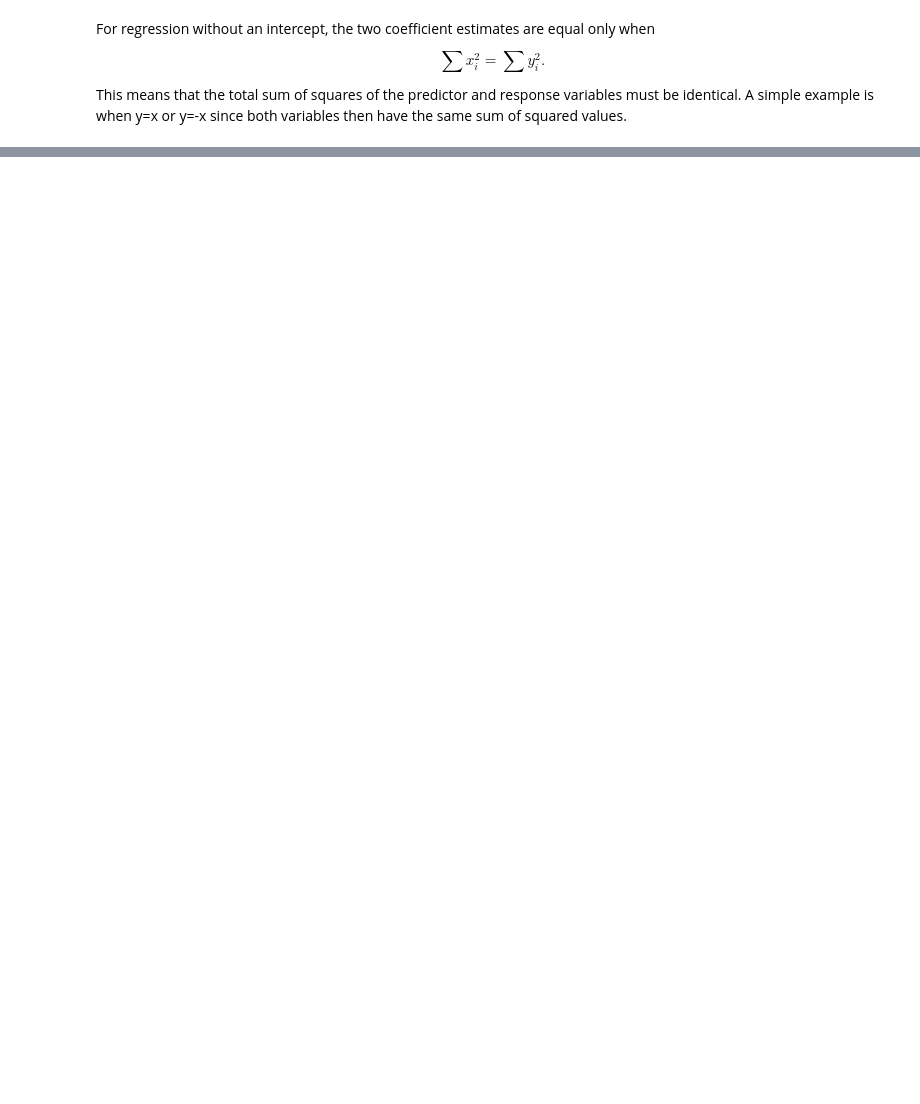
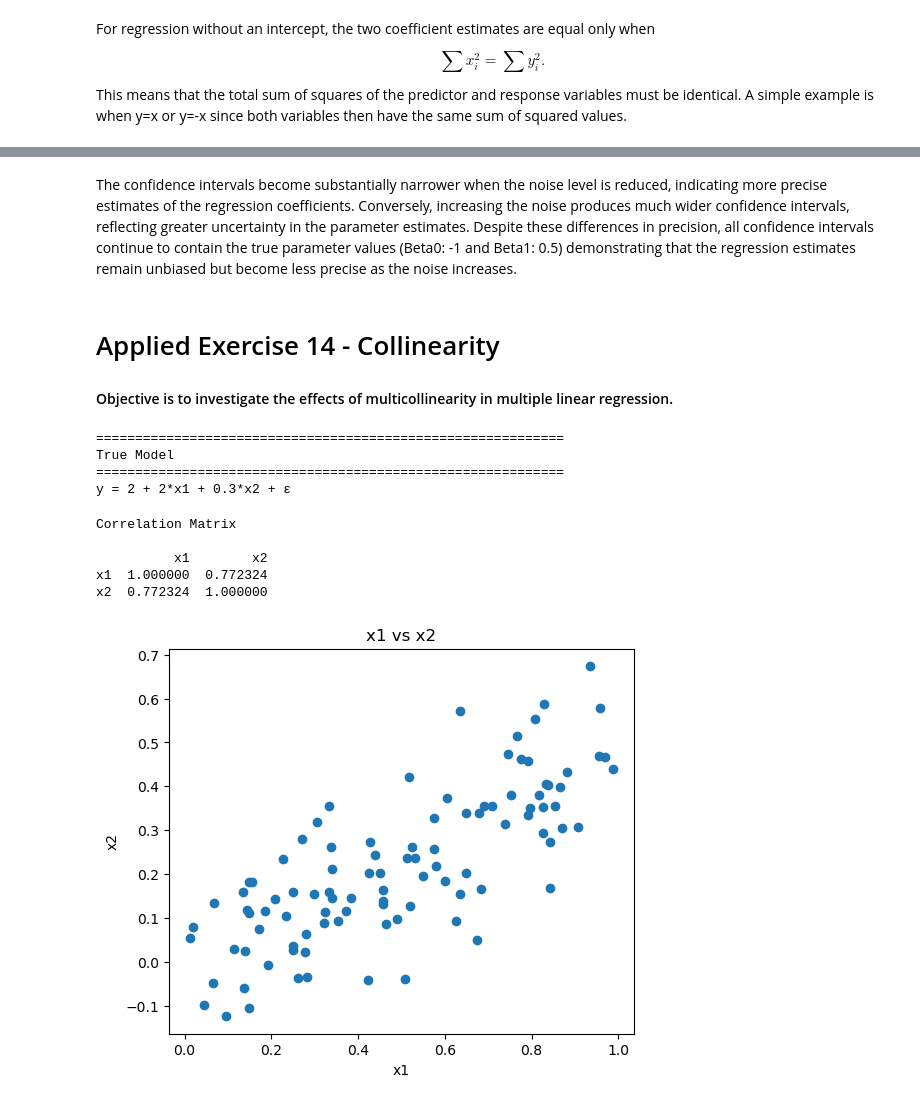
Before and after one commit to sumukha-r/isl-python-solutions, a Jupyter notebook: Chapter03-Linear-Regression/Chapter03-Linear-Regression.ipynb, the cells around one changed output, grey strips where cells are left out. Saved outputs shown, nothing was run; the diff lists cells and outputs as text; code cells hidden in the pictures; blank space fills up the shorter version.

Commit message:
Applied Exercide 14 Chapter 3

```diff
--- a/Chapter03-Linear-Regression/Chapter03-Linear-Regression.ipynb
+++ b/Chapter03-Linear-Regression/Chapter03-Linear-Regression.ipynb
@@ -647,0 +842,47 @@ This means that the total sum of squares of the predictor and response variables
+# %% [markdown]
+The confidence intervals become substantially narrower when the noise level is reduced, indicating more precise estimates of the regression coefficients. Conversely, increasing the noise produces much wider confidence intervals, reflecting greater uncertainty in the parameter estimates. Despite these differences in precision, all confidence intervals continue to contain the true parameter values (Beta0: -1 and Beta1: 0.5) demonstrating that the regression estimates remain unbiased but become less precise as the noise increases.
+# %% [markdown]
+# Applied Exercise 14 - Collinearity
+
+#### Objective is to investigate the effects of multicollinearity in multiple linear regression.
+# %%
+rng = np.random.default_rng(10)
+
+x1 = rng.uniform(0, 1, size=100)
+x2 = 0.5 * x1 + rng.normal(size=100) / 10
+y = 2 + 2 * x1 + 0.3 * x2 + rng.normal(size=100)
+
+data = pd.DataFrame({
+    "x1": x1,
+    "x2": x2,
+    "y": y
+})
+
+print("="*60)
+print("True Model")
+print("="*60)
+print("y = 2 + 2*x1 + 0.3*x2 + ε")
+# %% [output]
+============================================================
+True Model
+============================================================
+y = 2 + 2*x1 + 0.3*x2 + ε
+# %%
+corr = data[["x1", "x2"]].corr()
+
+print("\nCorrelation Matrix\n")
+print(corr)
+
+plt.figure(figsize=(6,5))
+plt.scatter(x1, x2)
+plt.xlabel("x1")
+plt.ylabel("x2")
+plt.title("x1 vs x2")
+plt.show()
+# %% [output]
+Correlation Matrix
+
+          x1        x2
+x1  1.000000  0.772324
+x2  0.772324  1.000000
+[figure, added]
```
Also changed, not shown: parts of 36 cells of this notebook, 1 other file.
